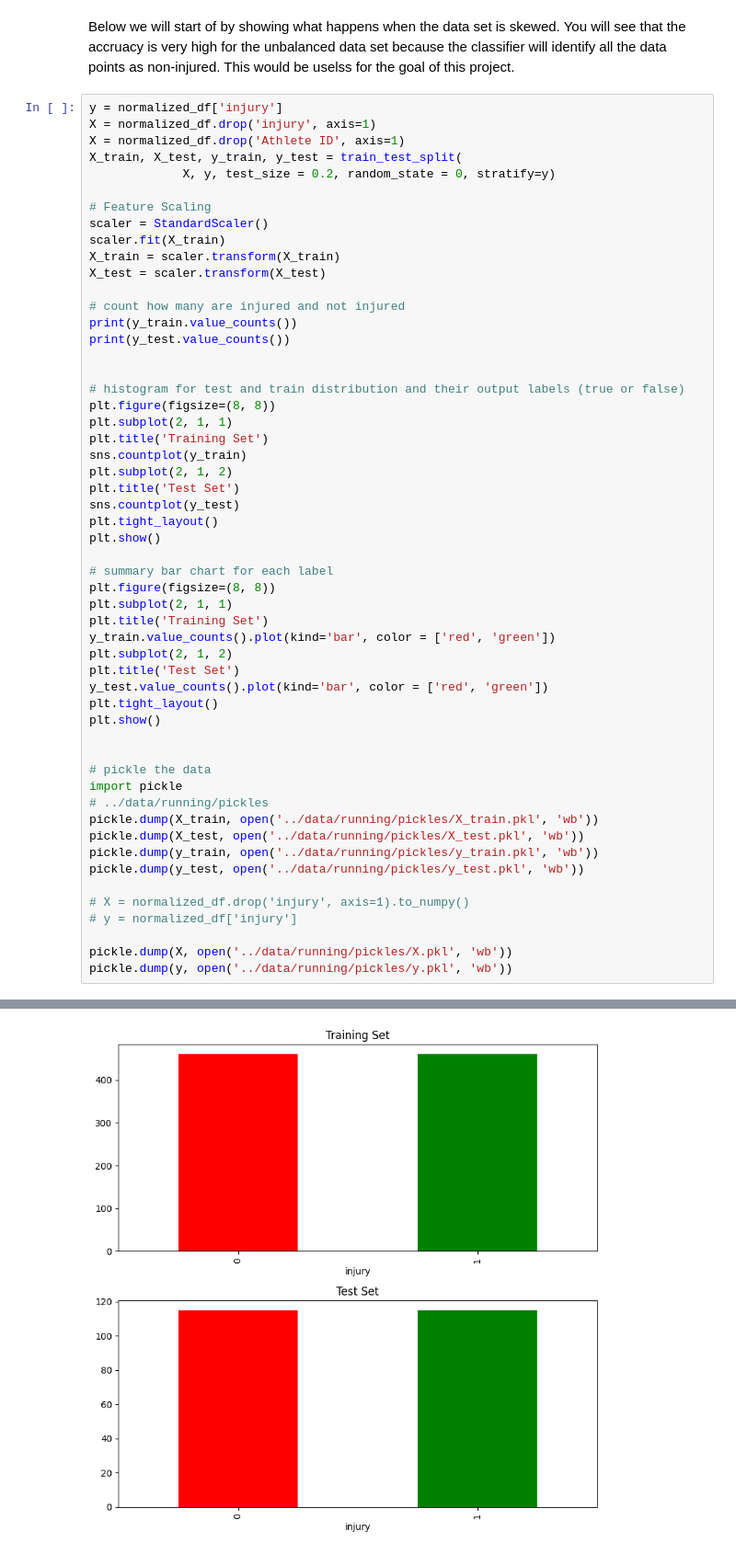
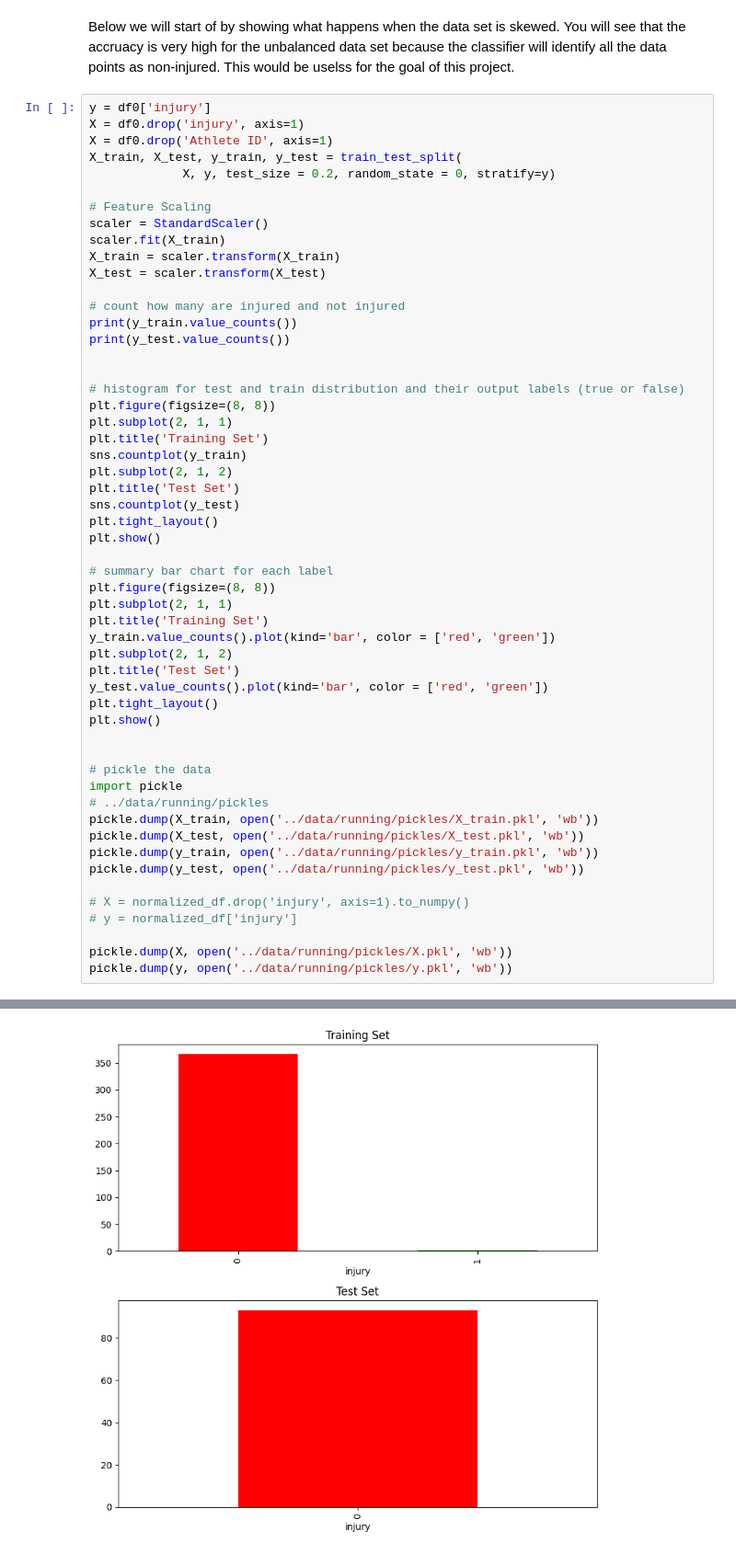
Before and after one commit to zeyadmohaymen/injury-dynamics-model, a Jupyter notebook: src/data-cleaning.ipynb, the cells around one changed output, grey strips where cells are left out. Shown at 92% size. Saved outputs shown, nothing was run; the diff lists cells and outputs as text.

```diff
--- a/src/data-cleaning.ipynb
+++ b/src/data-cleaning.ipynb
@@ -257,9 +257,9 @@ Here we balance out the data set using sampling. This should allow us to avoid o
 # %% [markdown]
 Below we will start of by showing what happens when the data set is skewed. You will see that the accruacy is very high for the unbalanced data set because the classifier will identify all the data points as non-injured. This would be uselss for the goal of this project.
 # %%
-y = normalized_df['injury']
-X = normalized_df.drop('injury', axis=1)
-X = normalized_df.drop('Athlete ID', axis=1)
+y = df0['injury']
+X = df0.drop('injury', axis=1)
+X = df0.drop('Athlete ID', axis=1)
 X_train, X_test, y_train, y_test = train_test_split(
              X, y, test_size = 0.2, random_state = 0, stratify=y)
 
@@ -323 +322 @@ Name: count, dtype: int64
-[figure, old version]
+[figure, new version]
```
Also changed, not shown: parts of 1 cell of this notebook, 7 other files.
